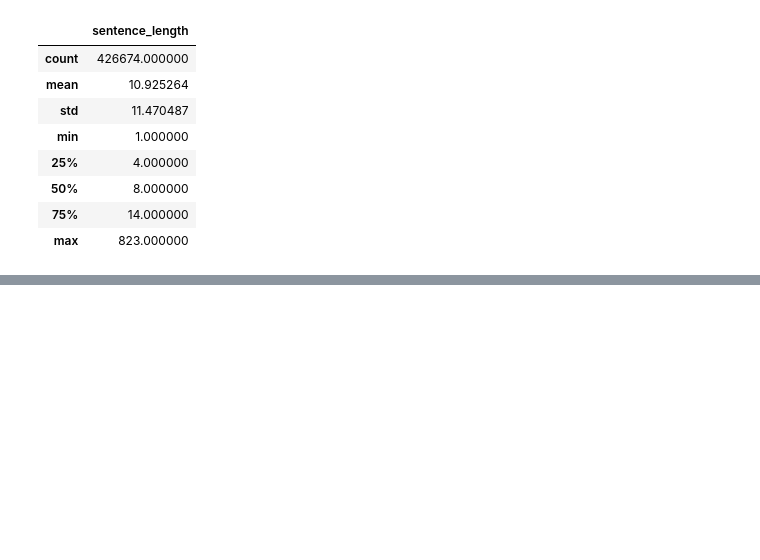
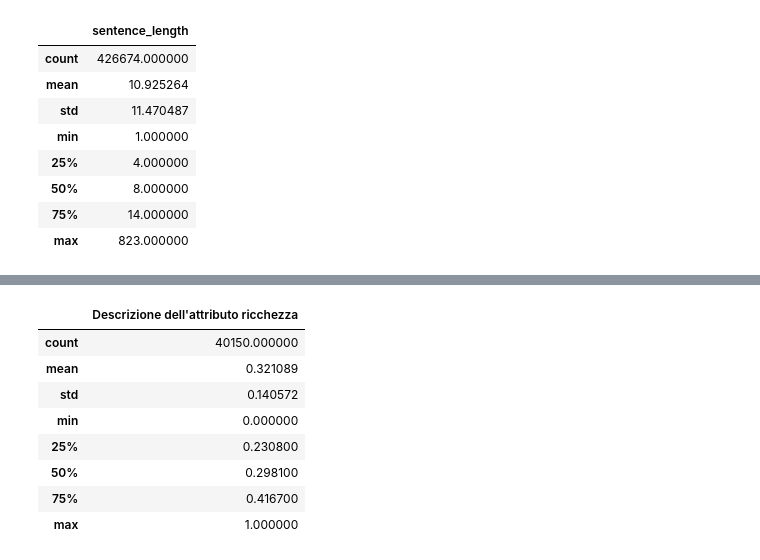
Before and after one commit to in-bloom/progetto_tirocinio, a Jupyter notebook: notebooks/2_analisi_sintattica.ipynb, the cells around one changed output, grey strips where cells are left out. Cells and saved outputs as stored; diff of their text form; code cells hidden in the pictures; blank space fills up the shorter version.

```diff
--- a/notebooks/2_analisi_sintattica.ipynb
+++ b/notebooks/2_analisi_sintattica.ipynb
@@ -138,0 +177,39 @@ sentence_df['sentence_length'].describe().to_frame()
+# %%
+df_ngsl = pd.read_csv("../data/NGSL/NGSL_1.2_lemmatized_for_research.csv", header=None)
+
+ngsl_words = (
+    df_ngsl[0]
+    .dropna()
+    .astype(str)
+    .str.lower()
+    .str.strip()
+)
+
+vocab = set(ngsl_words)
+
+results = []
+
+for doc in docs:
+    res = confronto_vocab(doc, vocab)
+
+    results.append({
+        "post_id": doc._.post_id,
+        "text": doc.text,
+        "total_words": res["total_words"],
+        "non_base_words": res["non_base_words"],
+        "ricchezza": res["ricchezza"]
+    })
+
+df_complexity = pd.DataFrame(results)
+# %%
+df_complexity["ricchezza"].describe().to_frame("Descrizione dell'attributo ricchezza")
+# %% [output]
+|  | Descrizione dell'attributo ricchezza |
+| count | 40150.000000 |
+| mean | 0.321089 |
+| std | 0.140572 |
+| min | 0.000000 |
+| 25% | 0.230800 |
+| 50% | 0.298100 |
+| 75% | 0.416700 |
+| max | 1.000000 |
```
Also changed, not shown: parts of 9 cells of this notebook, 4 other files.
